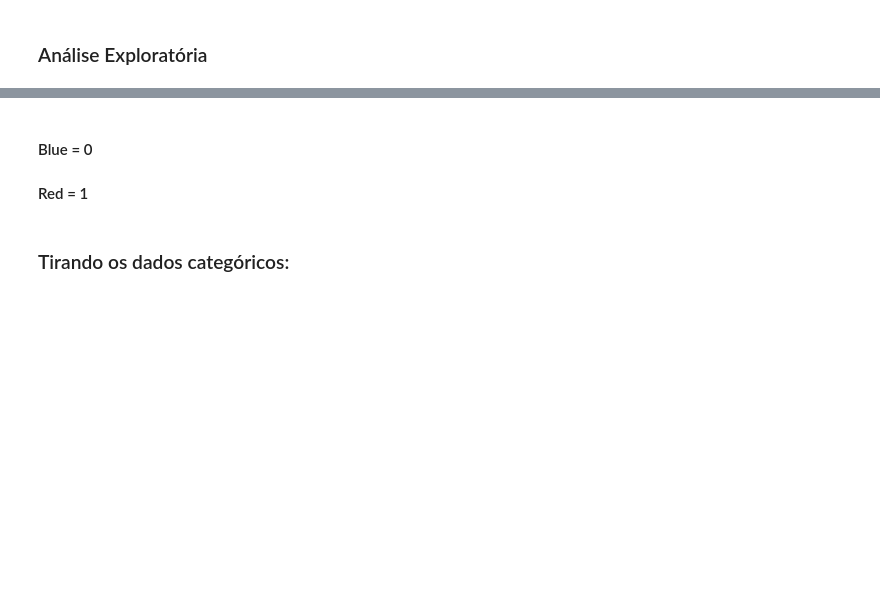
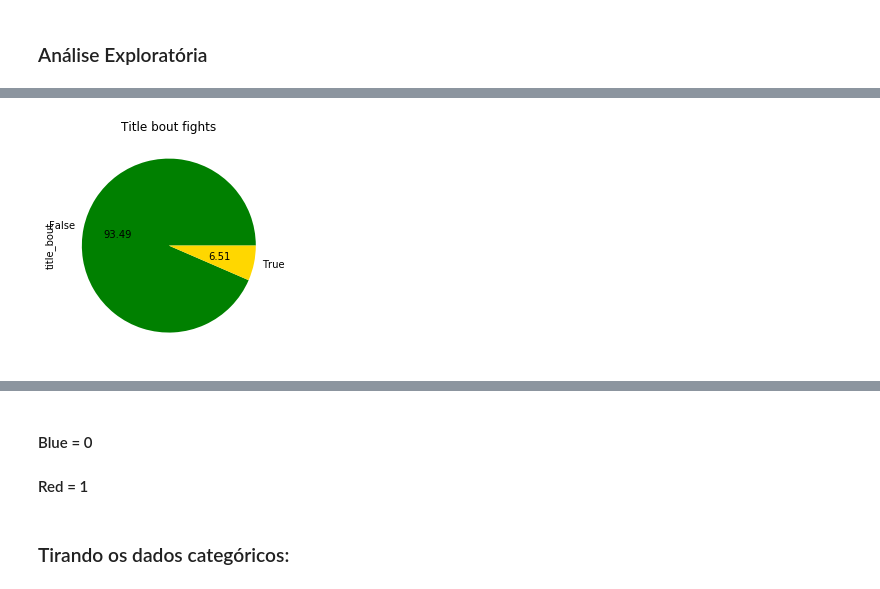
Before and after one commit to VergaraC/Dados_P3, a Jupyter notebook: Projeto3.ipynb, the cells around one changed output, grey strips where cells are left out. Drawn from its saved outputs; the diff is of its cells as text; code cells hidden in the pictures; blank space fills up the shorter version.

```diff
--- a/Projeto3.ipynb
+++ b/Projeto3.ipynb
@@ -78,2 +91,5 @@ data.Winner.value_counts().plot(kind='pie', colors=['red','blue','pink'], autopc
 # %%
+plt.title("Title bout fights")
 data['title_bout'].value_counts().plot(kind='pie', colors=['green','gold'],autopct="%0.2f",legend=False);
+# %% [output]
+[figure, added]
```
Also changed, not shown: parts of 9 cells of this notebook.
